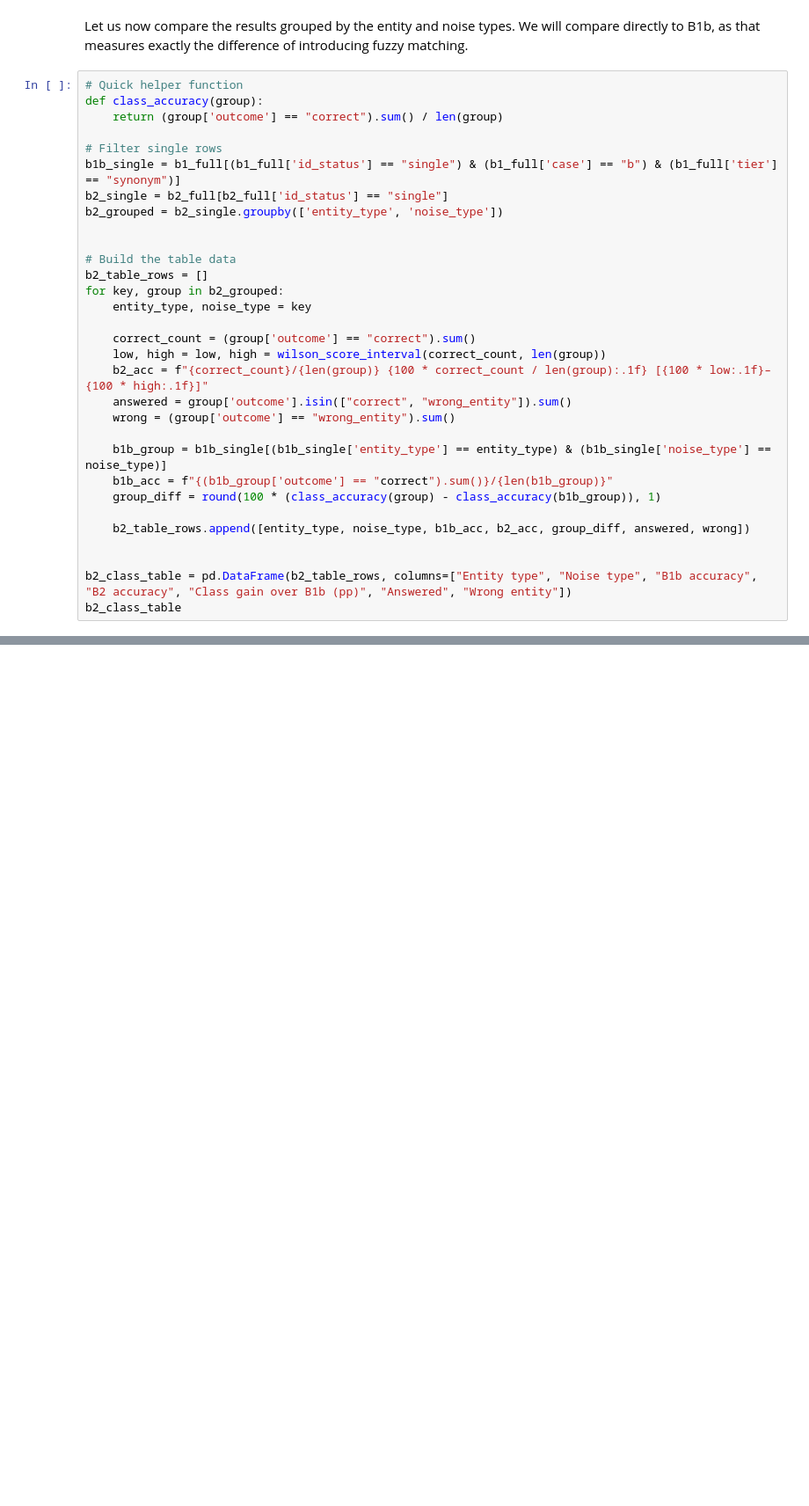
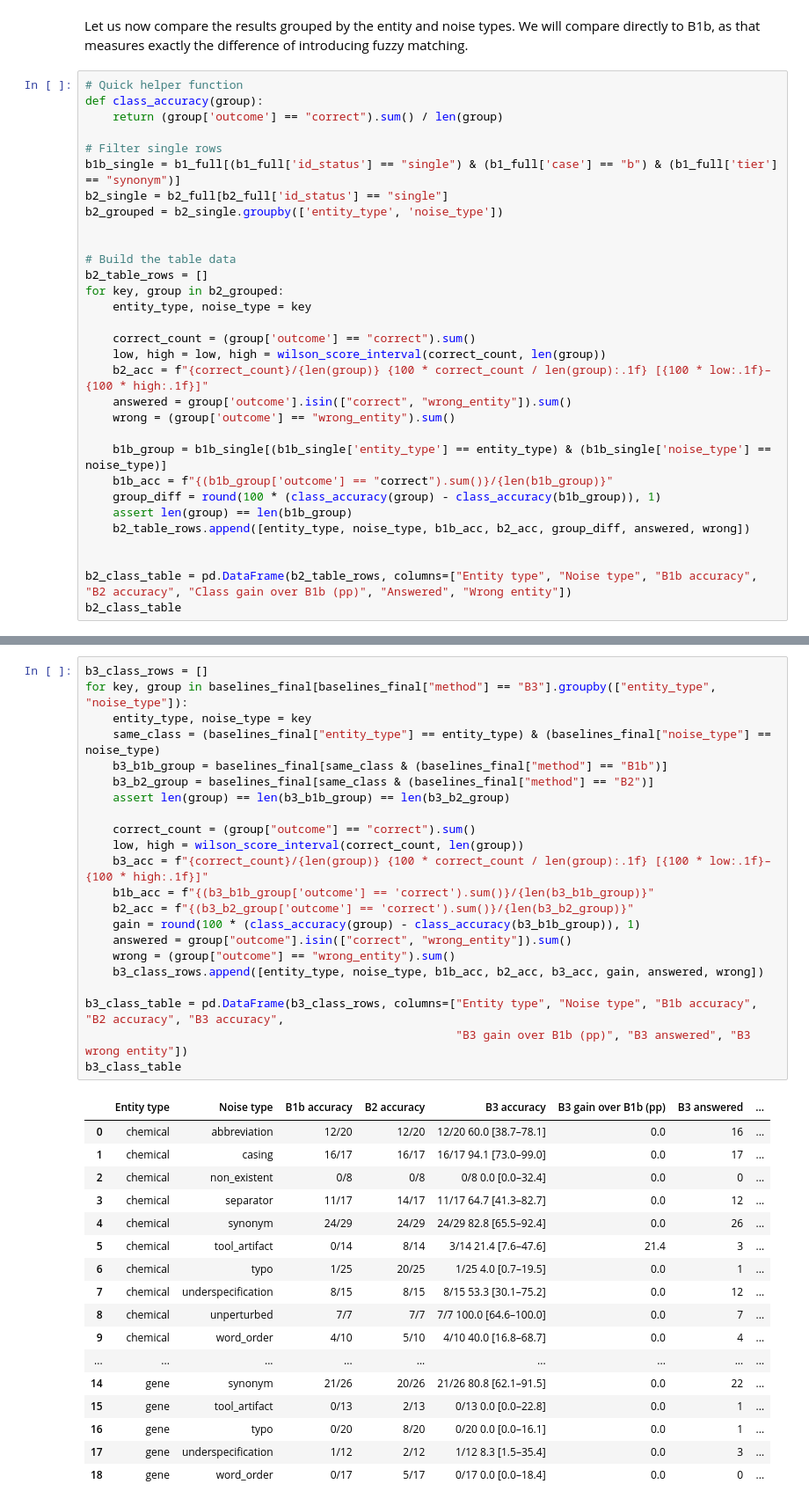
Before and after one commit to mathiashusted/local-entity-normalization, a Jupyter notebook: scripts/baseline/baseline_evaluation.ipynb, the cells around one changed output, grey strips where cells are left out. Shown at 88% size. Drawn from its saved outputs; the diff is of its cells as text; blank space fills up the shorter version.

```diff
--- a/scripts/baseline/baseline_evaluation.ipynb
+++ b/scripts/baseline/baseline_evaluation.ipynb
@@ -446,7 +449,7 @@ for key, group in b2_grouped:
     b1b_group = b1b_single[(b1b_single['entity_type'] == entity_type) & (b1b_single['noise_type'] == noise_type)]
     b1b_acc = f"{(b1b_group['outcome'] == "correct").sum()}/{len(b1b_group)}"
     group_diff = round(100 * (class_accuracy(group) - class_accuracy(b1b_group)), 1)
-
+    assert len(group) == len(b1b_group)
     b2_table_rows.append([entity_type, noise_type, b1b_acc, b2_acc, group_diff, answered, wrong])
 
 
@@ -480,0 +661,40 @@ Grouping by noise type, we can draw the following conclusions about fuzzy matchi
+# %%
+b3_class_rows = []
+for key, group in baselines_final[baselines_final["method"] == "B3"].groupby(["entity_type", "noise_type"]):
+    entity_type, noise_type = key
+    same_class = (baselines_final["entity_type"] == entity_type) & (baselines_final["noise_type"] == noise_type)
+    b3_b1b_group = baselines_final[same_class & (baselines_final["method"] == "B1b")]
+    b3_b2_group = baselines_final[same_class & (baselines_final["method"] == "B2")]
+    assert len(group) == len(b3_b1b_group) == len(b3_b2_group)
+
+    correct_count = (group["outcome"] == "correct").sum()
+    low, high = wilson_score_interval(correct_count, len(group))
+    b3_acc = f"{correct_count}/{len(group)} {100 * correct_count / len(group):.1f} [{100 * low:.1f}–{100 * high:.1f}]"
+    b1b_acc = f"{(b3_b1b_group['outcome'] == 'correct').sum()}/{len(b3_b1b_group)}"
+    b2_acc = f"{(b3_b2_group['outcome'] == 'correct').sum()}/{len(b3_b2_group)}"
+    gain = round(100 * (class_accuracy(group) - class_accuracy(b3_b1b_group)), 1)
+    answered = group["outcome"].isin(["correct", "wrong_entity"]).sum()
+    wrong = (group["outcome"] == "wrong_entity").sum()
+    b3_class_rows.append([entity_type, noise_type, b1b_acc, b2_acc, b3_acc, gain, answered, wrong])
+
+b3_class_table = pd.DataFrame(b3_class_rows, columns=["Entity type", "Noise type", "B1b accuracy", "B2 accuracy", "B3 accuracy",
+                                                      "B3 gain over B1b (pp)", "B3 answered", "B3 wrong entity"])
+b3_class_table
+# %% [output]
+|  | Entity type | Noise type | B1b accuracy | B2 accuracy | B3 accuracy | B3 gain over B1b (pp) | B3 answered | ... |
+| 0 | chemical | abbreviation | 12/20 | 12/20 | 12/20 60.0 [38.7–78.1] | 0.0 | 16 | ... |
+| 1 | chemical | casing | 16/17 | 16/17 | 16/17 94.1 [73.0–99.0] | 0.0 | 17 | ... |
+| 2 | chemical | non_existent | 0/8 | 0/8 | 0/8 0.0 [0.0–32.4] | 0.0 | 0 | ... |
+| 3 | chemical | separator | 11/17 | 14/17 | 11/17 64.7 [41.3–82.7] | 0.0 | 12 | ... |
+| 4 | chemical | synonym | 24/29 | 24/29 | 24/29 82.8 [65.5–92.4] | 0.0 | 26 | ... |
+| 5 | chemical | tool_artifact | 0/14 | 8/14 | 3/14 21.4 [7.6–47.6] | 21.4 | 3 | ... |
+| 6 | chemical | typo | 1/25 | 20/25 | 1/25 4.0 [0.7–19.5] | 0.0 | 1 | ... |
+| 7 | chemical | underspecification | 8/15 | 8/15 | 8/15 53.3 [30.1–75.2] | 0.0 | 12 | ... |
+| 8 | chemical | unperturbed | 7/7 | 7/7 | 7/7 100.0 [64.6–100.0] | 0.0 | 7 | ... |
+| 9 | chemical | word_order | 4/10 | 5/10 | 4/10 40.0 [16.8–68.7] | 0.0 | 4 | ... |
+| ... | ... | ... | ... | ... | ... | ... | ... | ... |
+| 14 | gene | synonym | 21/26 | 20/26 | 21/26 80.8 [62.1–91.5] | 0.0 | 22 | ... |
+| 15 | gene | tool_artifact | 0/13 | 2/13 | 0/13 0.0 [0.0–22.8] | 0.0 | 1 | ... |
+| 16 | gene | typo | 0/20 | 8/20 | 0/20 0.0 [0.0–16.1] | 0.0 | 1 | ... |
+| 17 | gene | underspecification | 1/12 | 2/12 | 1/12 8.3 [1.5–35.4] | 0.0 | 3 | ... |
+| 18 | gene | word_order | 0/17 | 5/17 | 0/17 0.0 [0.0–18.4] | 0.0 | 0 | ... |
```
Also changed, not shown: parts of 23 cells of this notebook, 2 other files.
